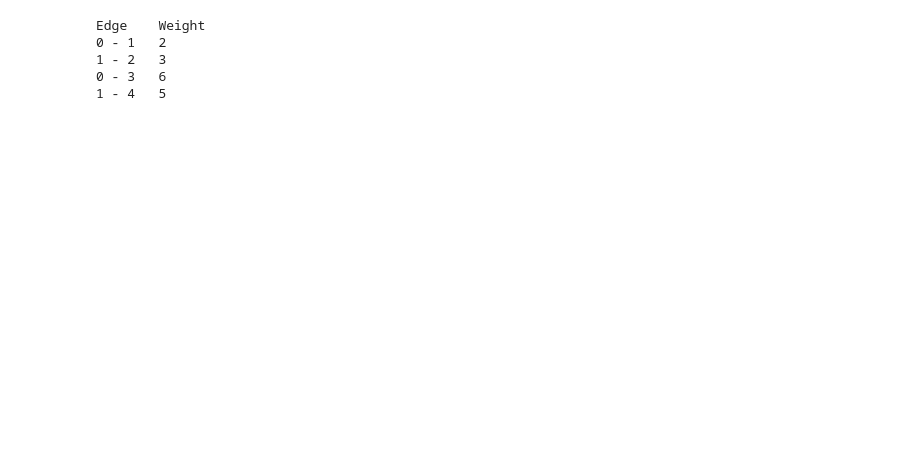
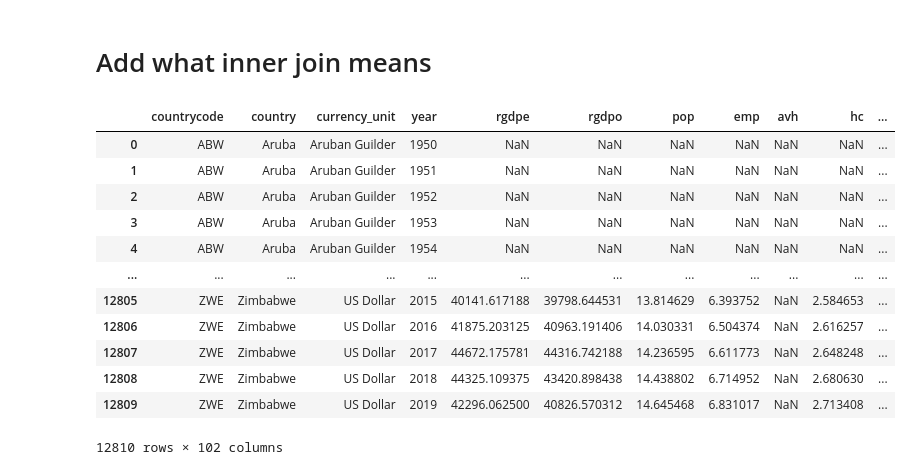
Before and after one commit to alexkhadr/Math441_Artifacts, a Jupyter notebook: Artifact2.ipynb, the cells around one changed output. Saved outputs shown, nothing was run; the diff lists cells and outputs as text; code cells hidden in the pictures; blank space fills up the shorter version.

```diff
--- a/Artifact2.ipynb
+++ b/Artifact2.ipynb
@@ -25,59 +0,0 @@ Prim's algorithm guarantees that the resulting spanning tree will be a minimum s
-# %%
-import sys
-
-class Graph:
-    def __init__(self, vertices):
-        self.V = vertices
-        self.graph = [[0 for _ in range(vertices)] for _ in range(vertices)]
-
-    def min_key(self, key, mst_set):
-        min_val = sys.maxsize
-        min_index = None
-
-        for v in range(self.V):
-            if key[v] < min_val and not mst_set[v]:
-                min_val = key[v]
-                min_index = v
-
-        return min_index
-
-    def prim_mst(self):
-        parent = [-1] * self.V
-        key = [sys.maxsize] * self.V
-        key[0] = 0
-        mst_set = [False] * self.V
-
-        for _ in range(self.V):
-            u = self.min_key(key, mst_set)
-            mst_set[u] = True
-
-            for v in range(self.V):
-                if self.graph[u][v] > 0 and not mst_set[v] and key[v] > self.graph[u][v]:
-                    key[v] = self.graph[u][v]
-                    parent[v] = u
-
-        return parent
-
-def print_mst(graph, parent):
-    print("Edge \tWeight")
-    for i in range(1, graph.V):
-        print(f"{parent[i]} - {i}\t{graph.graph[i][parent[i]]}")
-
-# Example usage:
-g = Graph(5)
-g.graph = [
-    [0, 2, 0, 6, 0],
-    [2, 0, 3, 8, 5],
-    [0, 3, 0, 0, 7],
-    [6, 8, 0, 0, 9],
-    [0, 5, 7, 9, 0]
-]
-
-mst = g.prim_mst()
-print_mst(g, mst)
-# %% [output]
-Edge    Weight
-0 - 1   2
-1 - 2   3
-0 - 3   6
-1 - 4   5
@@ -83,0 +3,20 @@ Edge    Weight
+# %%
+data1 = pd.read_stata("Data/pwt1001.dta")
+# %% [markdown]
+# Add what inner join means
+# %%
+data1
+# %% [output]
+|  | countrycode | country | currency_unit | year | rgdpe | rgdpo | pop | emp | avh | hc | ... |
+| 0 | ABW | Aruba | Aruban Guilder | 1950 | NaN | NaN | NaN | NaN | NaN | NaN | ... |
+| 1 | ABW | Aruba | Aruban Guilder | 1951 | NaN | NaN | NaN | NaN | NaN | NaN | ... |
+| 2 | ABW | Aruba | Aruban Guilder | 1952 | NaN | NaN | NaN | NaN | NaN | NaN | ... |
+| 3 | ABW | Aruba | Aruban Guilder | 1953 | NaN | NaN | NaN | NaN | NaN | NaN | ... |
+| 4 | ABW | Aruba | Aruban Guilder | 1954 | NaN | NaN | NaN | NaN | NaN | NaN | ... |
+| ... | ... | ... | ... | ... | ... | ... | ... | ... | ... | ... | ... |
+| 12805 | ZWE | Zimbabwe | US Dollar | 2015 | 40141.617188 | 39798.644531 | 13.814629 | 6.393752 | NaN | 2.584653 | ... |
+| 12806 | ZWE | Zimbabwe | US Dollar | 2016 | 41875.203125 | 40963.191406 | 14.030331 | 6.504374 | NaN | 2.616257 | ... |
+| 12807 | ZWE | Zimbabwe | US Dollar | 2017 | 44672.175781 | 44316.742188 | 14.236595 | 6.611773 | NaN | 2.648248 | ... |
+| 12808 | ZWE | Zimbabwe | US Dollar | 2018 | 44325.109375 | 43420.898438 | 14.438802 | 6.714952 | NaN | 2.680630 | ... |
+| 12809 | ZWE | Zimbabwe | US Dollar | 2019 | 42296.062500 | 40826.570312 | 14.645468 | 6.831017 | NaN | 2.713408 | ... |
+12810 rows × 102 columns
```
Also changed, not shown: parts of 18 cells of this notebook.
